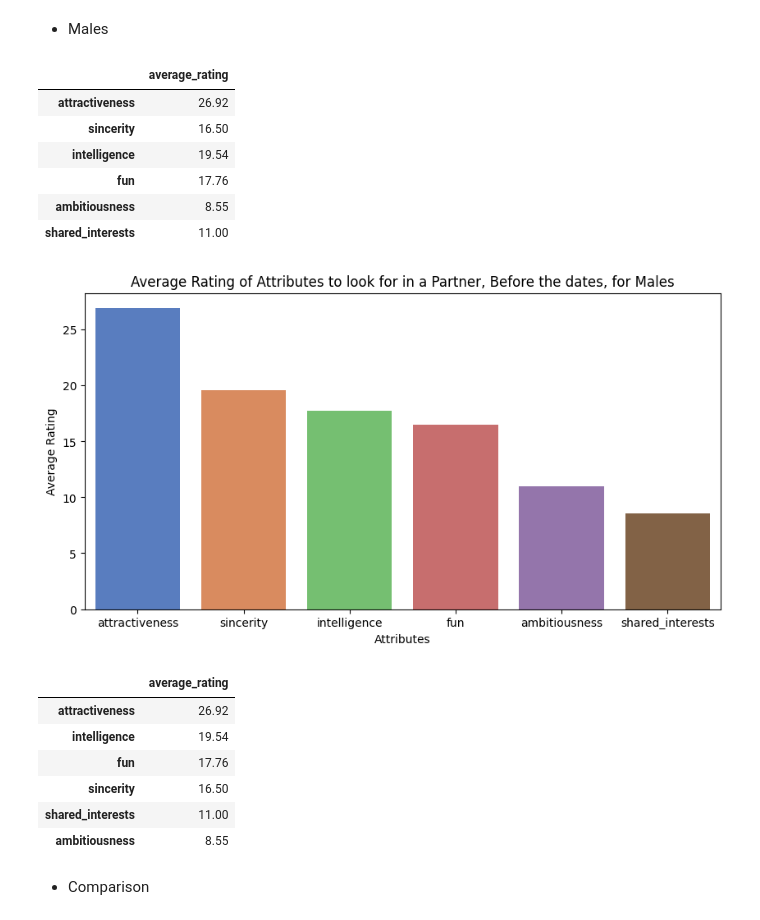
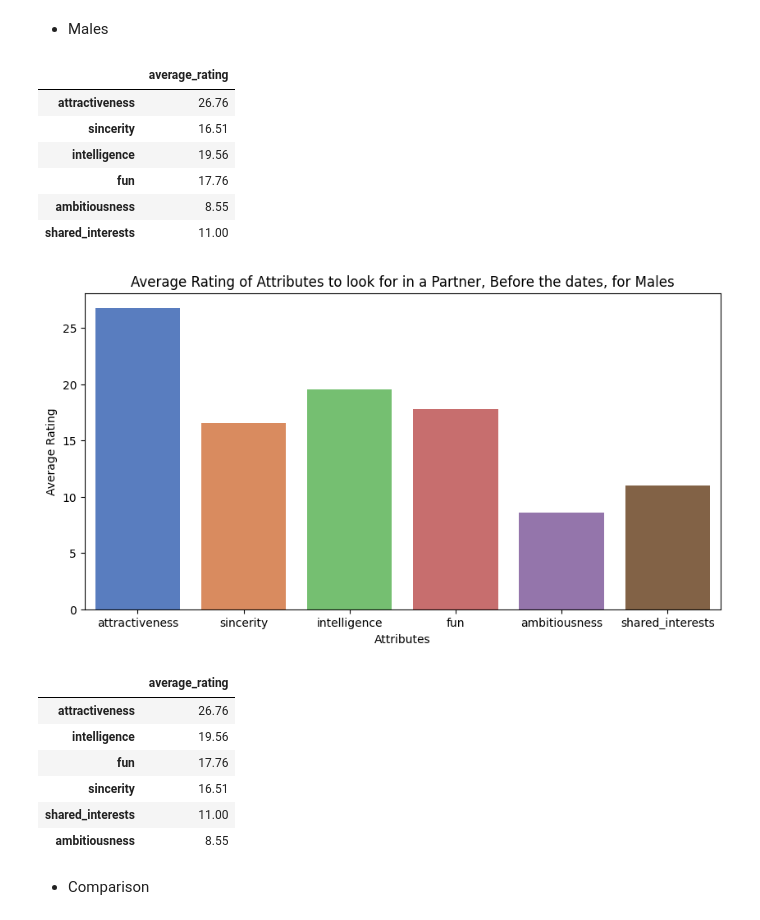
Before and after one commit to davidegc1/EDA_SpeedDating, a Jupyter notebook: Speed_dating.ipynb, the cells around one changed output. Saved outputs shown, nothing was run; the diff lists cells and outputs as text; code cells hidden in the pictures.

```diff
--- a/Speed_dating.ipynb
+++ b/Speed_dating.ipynb
@@ -497,7 +186,0 @@ length
-# %%
-test_dict = {}
-for i in numbers:
-    value_counts = round(df[df["career_c"]==i]["match"].value_counts(1)*100, 2)
-    test_dict[i] = value_counts[1]
-
-test_dict
@@ -512,5 +186,0 @@ profession_match[profession_match["quantity"]>50].sort_values(by="match_percenta
-# %%
-test_dict = {}
-for i in numbers:
-    avg_age_profession = round(df[df["career_c"]==i]["age"].mean(), 2)
-    test_dict[i] = avg_age_profession
@@ -572,8 +308,0 @@ interests
-# %%
-len_dict = {}
-for i in numbers:
-    length = len(df[df["career_c"]==i]["match"])
-    len_dict[i] = length
-
-length = pd.Series(len_dict)
-length
@@ -647,0 +376,4 @@ look_for.head()
+# %%
+# drop missing values
+look_for.dropna(inplace=True)
+look_for.isna().sum().sum()
@@ -812,38 +546,38 @@ male_attributes.rename(columns={0:"average_rating"}, inplace=True)
 # drop gender row
 male_attributes = male_attributes[0:6]
 # show
-male_attributes
+display(male_attributes)
 # %% [output]
 |  | average_rating |
-| attractiveness | 26.92 |
-| sincerity | 16.50 |
-| intelligence | 19.54 |
+| attractiveness | 26.76 |
+| sincerity | 16.51 |
+| intelligence | 19.56 |
 | fun | 17.76 |
 | ambitiousness | 8.55 |
 | shared_interests | 11.00 |
 # %%
 # barplot to represent average of attributes, sorted descendingly
 attributes_list = male_attributes.index
 
 plt.figure(figsize=(10,5))
-sns.barplot(data=male_attributes.sort_values(by="average_rating", ascending=False),
+sns.barplot(data=male_attributes,
             x=attributes_list,
             y="average_rating",
             palette="muted")
 
 plt.title("Average Rating of Attributes to look for in a Partner, Before the dates, for Males")
 plt.xlabel("Attributes")
 plt.ylabel("Average Rating")
 plt.show()
 
 display(male_attributes.sort_values(by="average_rating", ascending=False))
 # %% [output]
-[figure, old version]
+[figure, new version]
 |  | average_rating |
-| attractiveness | 26.92 |
-| intelligence | 19.54 |
+| attractiveness | 26.76 |
+| intelligence | 19.56 |
 | fun | 17.76 |
-| sincerity | 16.50 |
+| sincerity | 16.51 |
 | shared_interests | 11.00 |
 | ambitiousness | 8.55 |
 # %% [markdown]
```
Also changed, not shown: parts of 216 cells of this notebook, 1 other file.
